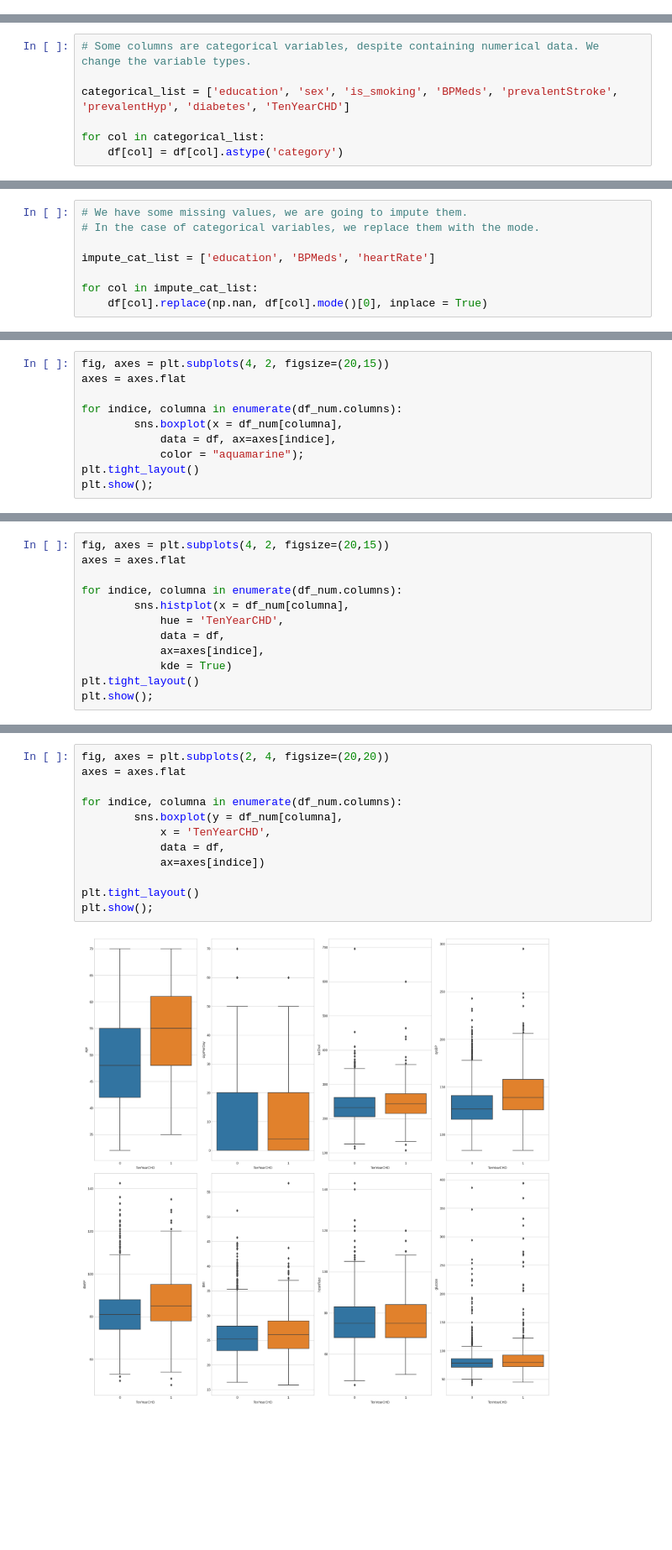
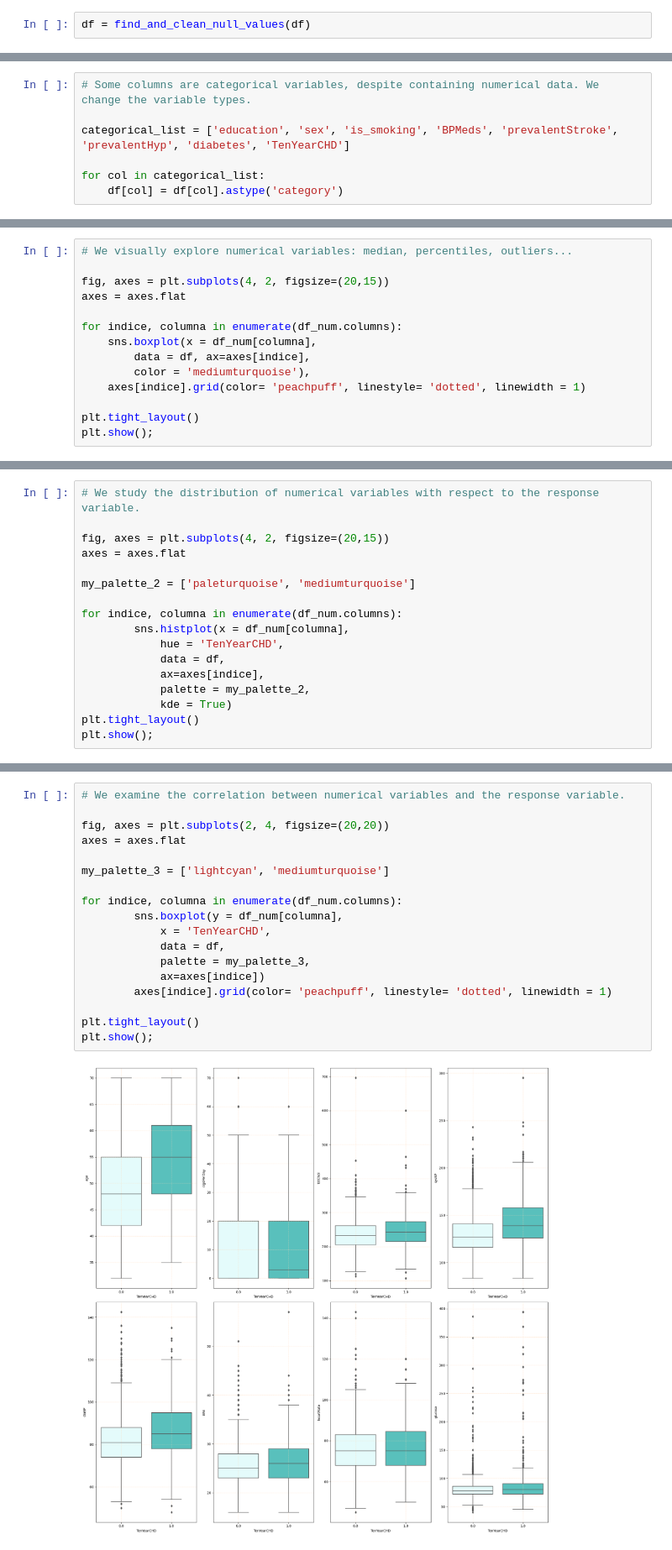
Before and after one commit to NataliaBarquin/Cardiovascular_risk_prediction, a Jupyter notebook: notebooks/EDA_Transform.ipynb, the cells around one changed output, grey strips where cells are left out. Shown at 84% size. Saved outputs shown, nothing was run; the diff lists cells and outputs as text; blank space fills up the shorter version.

```diff
--- a/notebooks/EDA_Transform.ipynb
+++ b/notebooks/EDA_Transform.ipynb
@@ -87,0 +168,2 @@ dtype: object
+# %%
+df = find_and_clean_null_values(df)
@@ -140,8 +198,0 @@ df.stb.missing()
-# %%
-# We have some missing values, we are going to impute them.
-# In the case of categorical variables, we replace them with the mode.
-
-impute_cat_list = ['education', 'BPMeds', 'heartRate']
-
-for col in impute_cat_list:
-    df[col].replace(np.nan, df[col].mode()[0], inplace = True)
@@ -186,11 +365,15 @@ for col in df_cat:
 # %%
+# We visually explore numerical variables: median, percentiles, outliers...
+
 fig, axes = plt.subplots(4, 2, figsize=(20,15))
 axes = axes.flat
 
 for indice, columna in enumerate(df_num.columns):
-        sns.boxplot(x = df_num[columna],
-            data = df, ax=axes[indice],
-            color = "aquamarine");
+    sns.boxplot(x = df_num[columna],
+        data = df, ax=axes[indice],
+        color = 'mediumturquoise'),
+    axes[indice].grid(color= 'peachpuff', linestyle= 'dotted', linewidth = 1)
+
 plt.tight_layout()
 plt.show();
 # %% [output]
@@ -267,12 +396,17 @@ for col in df_cat.columns:
 # %%
+# We study the distribution of numerical variables with respect to the response variable.
+
 fig, axes = plt.subplots(4, 2, figsize=(20,15))
 axes = axes.flat
+
+my_palette_2 = ['paleturquoise', 'mediumturquoise']
 
 for indice, columna in enumerate(df_num.columns):
         sns.histplot(x = df_num[columna],
             hue = 'TenYearCHD',
             data = df,
             ax=axes[indice],
+            palette = my_palette_2,
             kde = True)
 plt.tight_layout()
 plt.show();
@@ -281,14 +415,20 @@ plt.show();
 # %%
+# We examine the correlation between numerical variables and the response variable.
+
 fig, axes = plt.subplots(2, 4, figsize=(20,20))
 axes = axes.flat
+
+my_palette_3 = ['lightcyan', 'mediumturquoise']
 
 for indice, columna in enumerate(df_num.columns):
         sns.boxplot(y = df_num[columna],
             x = 'TenYearCHD',
             data = df,
+            palette = my_palette_3,
             ax=axes[indice])
+        axes[indice].grid(color= 'peachpuff', linestyle= 'dotted', linewidth = 1)
 
 plt.tight_layout()
 plt.show();
 # %% [output]
-[figure, old version]
+[figure, new version]
```
Also changed, not shown: parts of 37 cells of this notebook, 14 other files.
